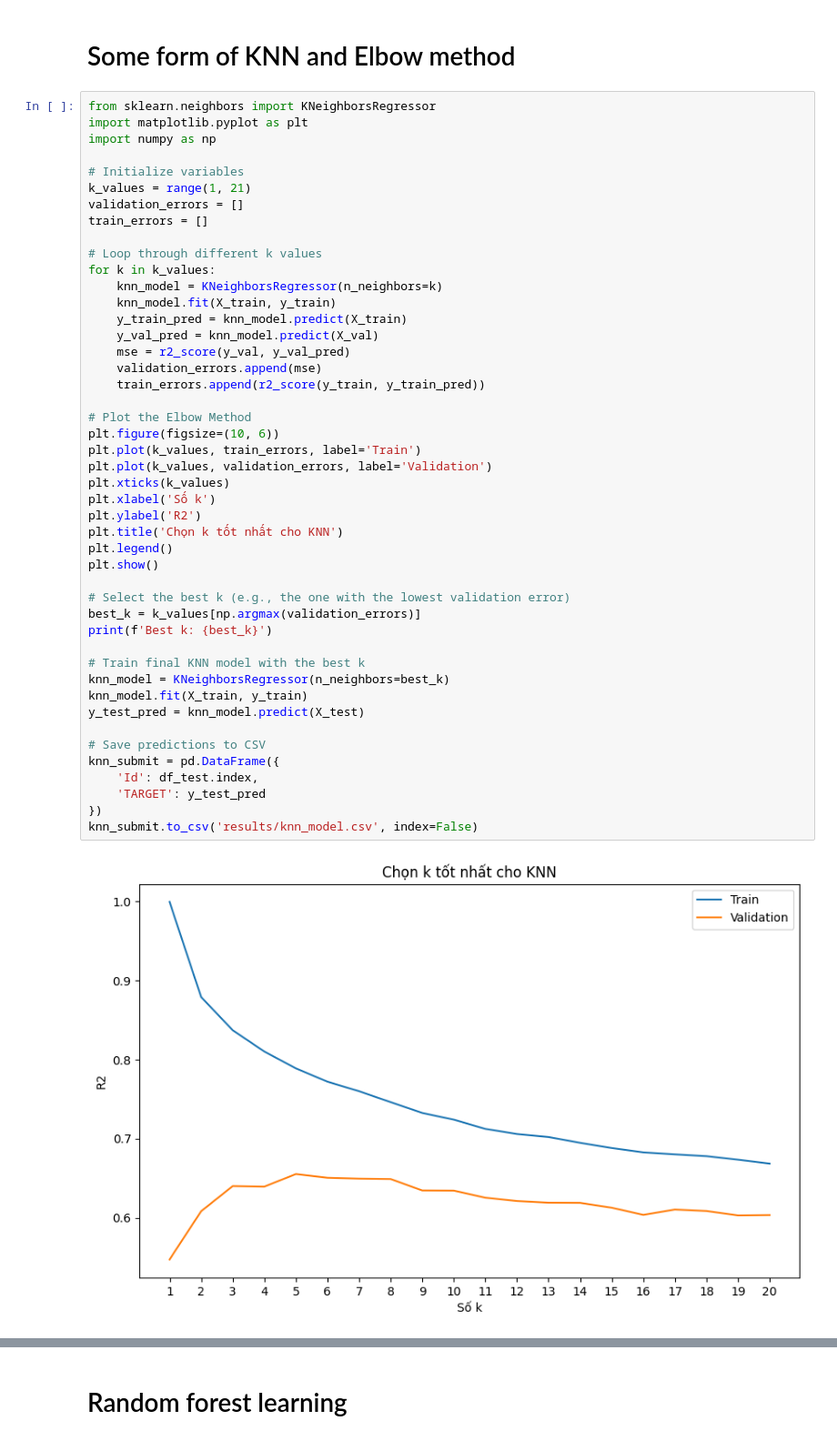
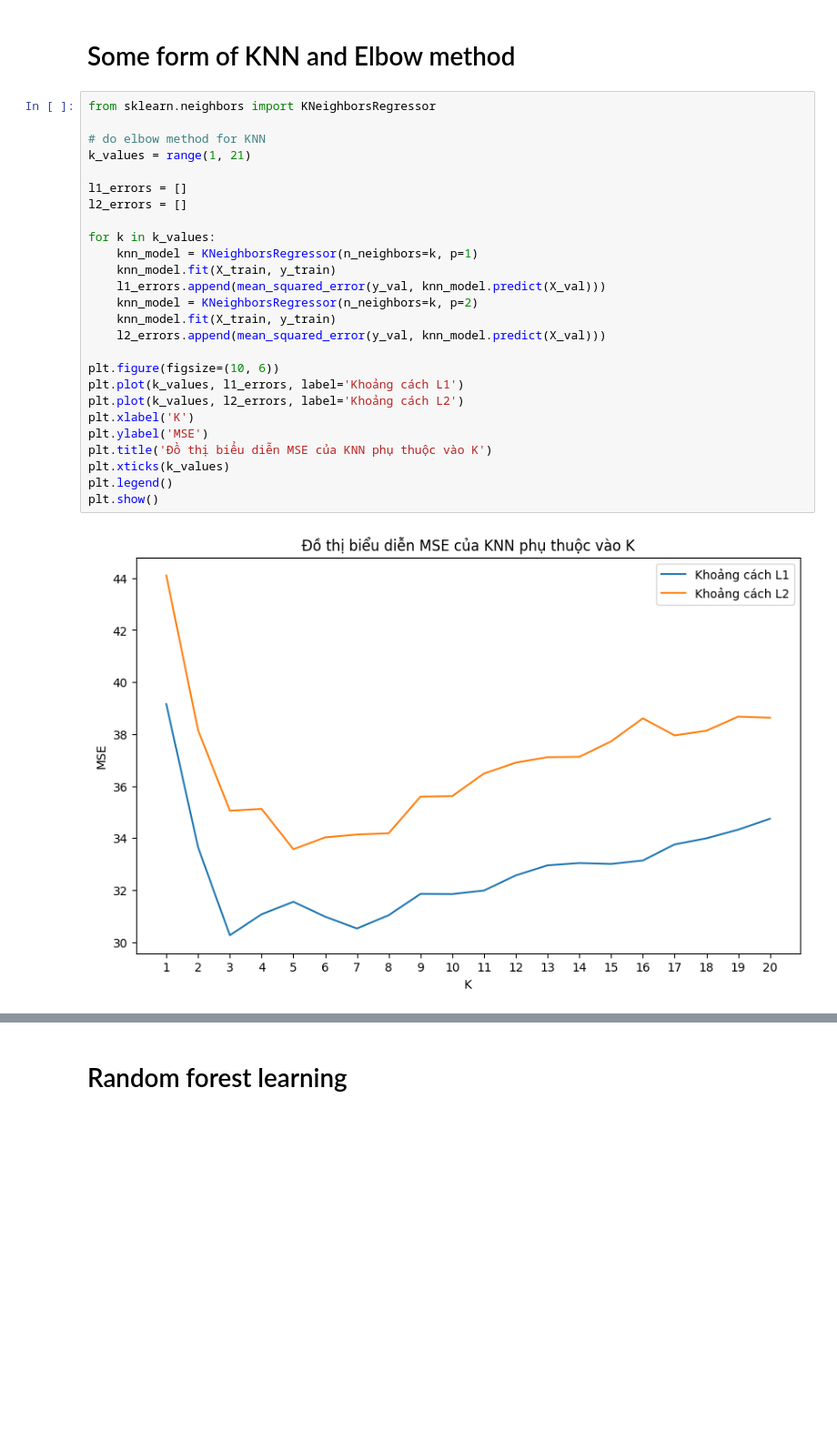
Before and after one commit to hsgsstudent/hanoi_real_estate_prediction, a Jupyter notebook: linear.ipynb, the cells around one changed output, grey strips where cells are left out. Shown at 91% size. Saved outputs shown, nothing was run; the diff lists cells and outputs as text; blank space fills up the shorter version.

```diff
--- a/linear.ipynb
+++ b/linear.ipynb
@@ -474,49 +474,29 @@ Lambda tốt nhất cho Lasso Polynomial Regression là: 0.0093260334688322
 # Some form of KNN and Elbow method
 # %%
 from sklearn.neighbors import KNeighborsRegressor
-import matplotlib.pyplot as plt
-import numpy as np
 
-# Initialize variables
+# do elbow method for KNN
 k_values = range(1, 21)
-validation_errors = []
-train_errors = []
 
-# Loop through different k values
+l1_errors = []
+l2_errors = []
+
 for k in k_values:
-    knn_model = KNeighborsRegressor(n_neighbors=k)
+    knn_model = KNeighborsRegressor(n_neighbors=k, p=1)
     knn_model.fit(X_train, y_train)
-    y_train_pred = knn_model.predict(X_train)
-    y_val_pred = knn_model.predict(X_val)
-    mse = r2_score(y_val, y_val_pred)
-    validation_errors.append(mse)
-    train_errors.append(r2_score(y_train, y_train_pred))
+    l1_errors.append(mean_squared_error(y_val, knn_model.predict(X_val)))
+    knn_model = KNeighborsRegressor(n_neighbors=k, p=2)
+    knn_model.fit(X_train, y_train)
+    l2_errors.append(mean_squared_error(y_val, knn_model.predict(X_val)))
 
-# Plot the Elbow Method
 plt.figure(figsize=(10, 6))
-plt.plot(k_values, train_errors, label='Train')
-plt.plot(k_values, validation_errors, label='Validation')
+plt.plot(k_values, l1_errors, label='Khoảng cách L1')
+plt.plot(k_values, l2_errors, label='Khoảng cách L2')
+plt.xlabel('K')
+plt.ylabel('MSE')
+plt.title('Đồ thị biểu diễn MSE của KNN phụ thuộc vào K')
 plt.xticks(k_values)
-plt.xlabel('Số k')
-plt.ylabel('R2')
-plt.title('Chọn k tốt nhất cho KNN')
 plt.legend()
 plt.show()
-
-# Select the best k (e.g., the one with the lowest validation error)
-best_k = k_values[np.argmax(validation_errors)]
-print(f'Best k: {best_k}')
-
-# Train final KNN model with the best k
-knn_model = KNeighborsRegressor(n_neighbors=best_k)
-knn_model.fit(X_train, y_train)
-y_test_pred = knn_model.predict(X_test)
-
-# Save predictions to CSV
-knn_submit = pd.DataFrame({
-    'Id': df_test.index,
-    'TARGET': y_test_pred
-})
-knn_submit.to_csv('results/knn_model.csv', index=False)
 # %% [output]
-[figure, old version]
+[figure, new version]
```
Also changed, not shown: parts of 9 cells of this notebook, 4 other files.
